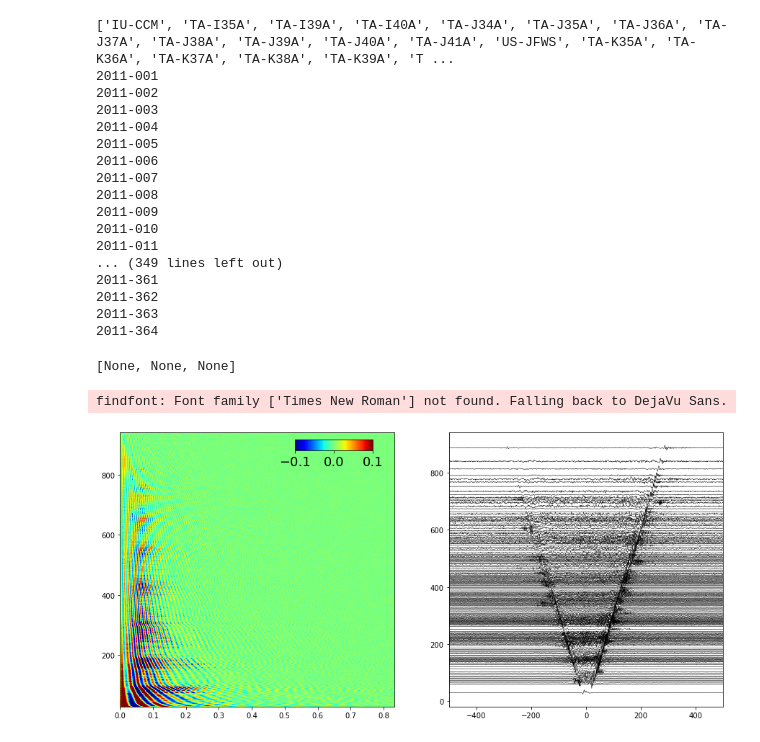
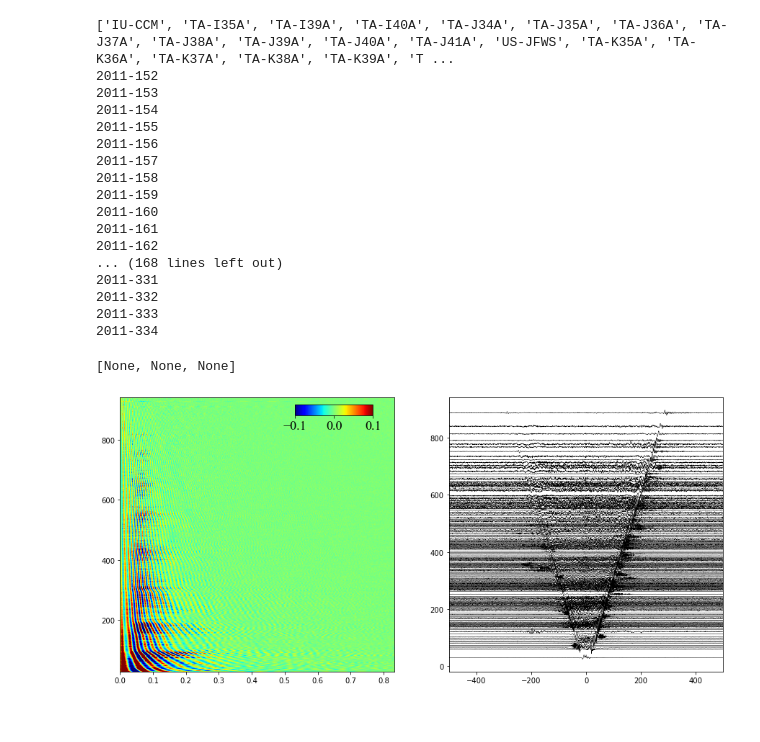
Before and after one commit to ColinLii/CC-FJpy, a Jupyter notebook: examples/example_CC.ipynb, the cells around one changed output. Saved outputs shown, nothing was run; the diff lists cells and outputs as text; code cells hidden in the pictures.

Commit message:
greatly improve gather speed and fix the bugs of ifft

```diff
--- a/examples/example_CC.ipynb
+++ b/examples/example_CC.ipynb
@@ -51,7 +51,7 @@ def Readdata(i):
         idx0 = int((t0.second+t0.minute*60+t0.hour*60*60)*Fs)
         t1 = UTCDateTime(st[0].stats.endtime)
         idx1 = int((t1.second+t1.minute*60+t1.hour*60*60)*Fs)
-        data[(npts*i+idx0):(npts*i+idx1)] = st[0].data[0:(idx1-idx0)]
+        data[(npts*i+idx0):(npts*i+idx1)] = st[0].stats.station[0:(idx1-idx0)]
         startend[i*2] = idx0
         startend[i*2+1] = idx1
 # %%
@@ -124,5 +124,16 @@ year2011 day364
 # %%
+import pandas as pd
 # Gather Saved data
+def Pairs(sta):
+    p = []
+    nsta = len(sta)
+    for ii in range(nsta):
+        for jj in range(ii+1,nsta):
+            p.append([sta[ii],sta[jj]])
+    return p
+def cal_indx(pair,nsta):
+    indx = int(pair[0]*(2*nsta-pair[0]-1)/2+pair[1]-pair[0]-1)
+    return indx
 stalistname = 'stalist' # station list
 stalist = []
 lon = []
@@ -149,12 +160,16 @@ for y in range(2011,2012):
     for d in range(1,365):
         year = str(y)
         day = "%03d"%d
-        print(year+'-'+day)
         outname = os.path.join(outdir,year+'-'+day+'.npz')
         if os.path.exists(outname):
+            print(year+'-'+day)
             data = []
             data = np.load(outname)
-            nsta0 = len(data["stalist"])
+            #nsta0 = len(data["stalist"])
+            indx = [stalist.index(i) for i in data["stalist"] ]
+            pairs = Pairs(indx)
+            id1 = [cal_indx(pair,nsta) for pair in pairs]
+            '''
             id1 = []
             id2 = []
             for i in range(nPairs):
@@ -170,7 +185,8 @@ for y in range(2011,2012):
                     id1.append(i)
                     id2.append(tmp)
                     #ncfs[i,:] = ncfs[i,:] + data["ncfsr"][tmp,:]
-            ncfs[id1,:] = ncfs[id1,:]+data["ncfs"][id2,:]
+            '''
+            ncfs[id1,:] = ncfs[id1,:]+data["ncfs"]
             count[id1] = count[id1]+1
 
 ncfs1 = np.zeros(np.shape(ncfs),dtype=np.complex64)
@@ -189,58 +205,58 @@ f = np.arange(0,nf)*Fs/fftlen*fstride
 np.savez("summed.npz",ncfs= ncfs0,r = r0,f=f)
 # %% [output]
 ['IU-CCM', 'TA-I35A', 'TA-I39A', 'TA-I40A', 'TA-J34A', 'TA-J35A', 'TA-J36A', 'TA-J37A', 'TA-J38A', 'TA-J39A', 'TA-J40A', 'TA-J41A', 'US-JFWS', 'TA-K35A', 'TA-K36A', 'TA-K37A', 'TA-K38A', 'TA-K39A', 'T ...
-2011-001
-2011-002
-2011-003
-2011-004
-2011-005
-2011-006
-2011-007
-2011-008
-2011-009
-2011-010
-2011-011
-... (349 lines left out)
-2011-361
-2011-362
-2011-363
-2011-364
+2011-152
+2011-153
+2011-154
+2011-155
+2011-156
+2011-157
+2011-158
+2011-159
+2011-160
+2011-161
+2011-162
+... (168 lines left out)
+2011-331
+2011-332
+2011-333
+2011-334
 # %%
 ## plot
 import matplotlib.pyplot as plt
 idx = []
 # select records, the 0.5 is depended on the data, or you can just donot do it
 for i in range(len(ncfs0)):
     if np.max(abs(ncfs0[i,:]))>0.5:
         idx.append(i)
 
 ncfs0 = np.delete(ncfs0,idx,axis=0)
 r0 = np.delete(r0,idx,axis=0)
-dt = 1/np.max(f)
-t = (np.linspace(-len(f)/2,len(f)/2-1,len(f))-0.5)*dt
+dt = 1/f[-2]/2
+t = (np.linspace(-len(f)-1,len(f)-1,2*(len(f)-1))-0.5)*dt
+#t  = (np.linspace(-999,999,1998)-0.5)*dt/2
 
-ncfst = np.zeros(np.shape(ncfs0))
+ncfst = np.zeros([np.size(ncfs0,0),2*(len(f)-1)])
 for i in range(len(ncfs)):
-    ncfst[i,:] = np.real(np.fft.fftshift(np.fft.ifft(ncfs0[i,:])))
+    ncfst[i,:] = np.real(np.fft.fftshift(np.fft.irfft(ncfs0[i,:])))
 
 
 fig,ax = plt.subplots(ncols=2,figsize=(15,7))
 
 
 stride = 25
 for i in range(0,len(r),stride):
     ax[1].plot(t,np.real(ncfst[i,:])/np.max(np.real(ncfst[i,:]))*10+r0[i],'k',linewidth=0.5)
 ax[1].set_xlim([-500,500])
 
 
 ax[0] = plt.subplot(121)
 im = plt.imshow(np.flip(np.real(ncfs0),0), extent=[min(f),max(f), min(r0), max(r0)], aspect='auto',cmap='jet',vmin=-0.1,vmax=0.1)
 
 position=fig.add_axes([0.35, 0.83, 0.1, 0.03])
 cb=plt.colorbar(im,cax=position,orientation='horizontal')
 cb.ax.tick_params(labelsize=18)
 [label.set_fontname('Times New Roman') for label in cb.ax.get_xticklabels()]
 # %% [output]
 [None, None, None]
-findfont: Font family ['Times New Roman'] not found. Falling back to DejaVu Sans.
-[figure, old version]
+[figure, new version]
```
Also changed, not shown: parts of 1 cell of this notebook.
